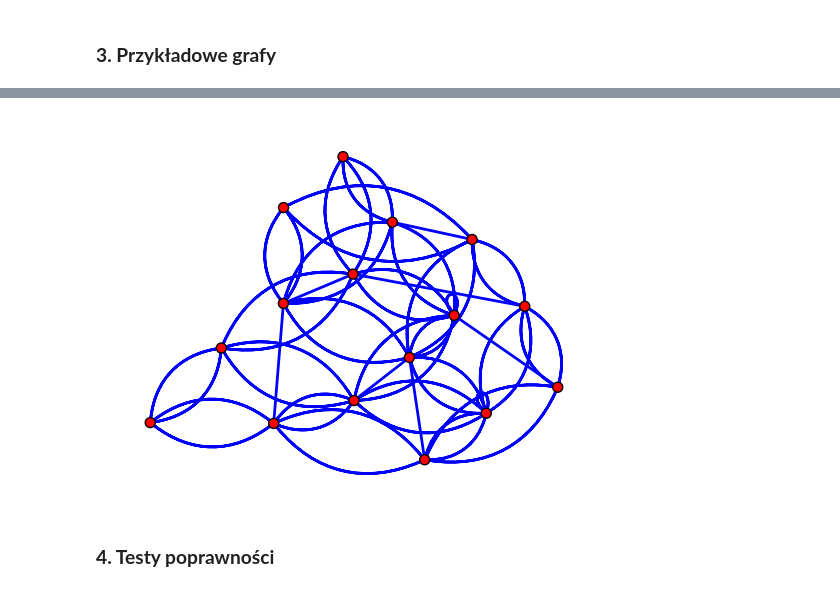
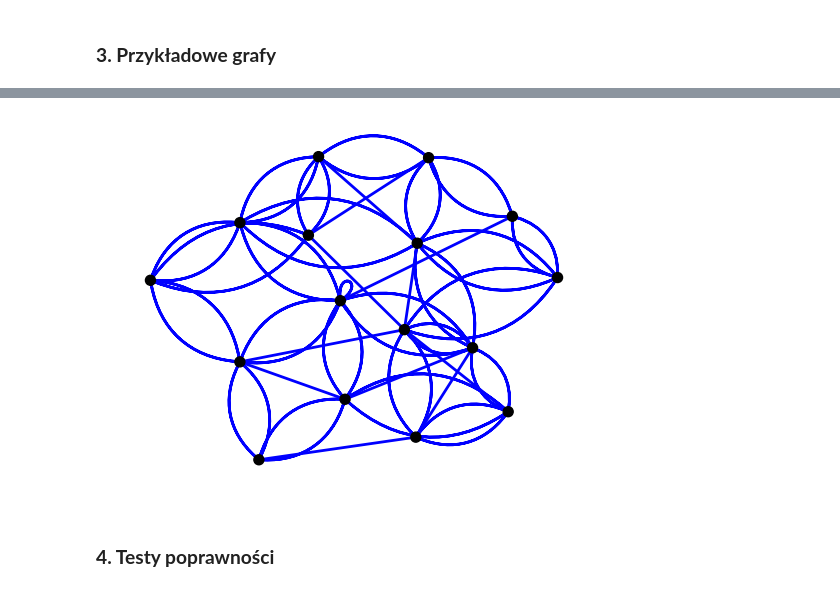
Before and after one commit to mhytrek/MOWNIT, a Jupyter notebook: lab2.ipynb, the cells around one changed output, grey strips where cells are left out. Saved outputs shown, nothing was run; the diff lists cells and outputs as text; code cells hidden in the pictures.

```diff
--- a/lab2.ipynb
+++ b/lab2.ipynb
@@ -225,7 +245,6 @@ print(check_factorization([[4,3],[6,3]], [[4,3], [1.5, -1.5]]))
 # %%
 #Testy
-tests = [test_matrix_int(50, True) for _ in range(10)]
-
+tests = [test_matrix_int(500, True) for _ in range(10)]
 
 index = 0
 for m in tests:
@@ -305,14 +329,12 @@ def read_from_file(name):
-# %%
-g, e, m, dic = read_from_file("test1")
-n = len(g)
 # %% [markdown]
 ### **2. Wizualizacja grafów**
 # %%
-def visualize_graph(n, edges, resistances=None):
+def visualize_graph(n, edges, resistances=None, s=-1, t=-1):
+    vertexes = ["black" if i not in [s,t] else "red" for i in range(n)]
     g = ig.Graph(n = n, edges = edges)
     layout = g.layout("kk")
     fig, ax = plt.subplots()
-    ig.plot(g, vertex_size=10, target=ax, edge_label=resistances, layout = layout, edge_align_label = True, edge_color="blue")
+    ig.plot(g, vertex_size=10, vertex_color = vertexes, target=ax, edge_label=resistances, layout = layout, edge_color="blue")
 # %%
 def edge_color(intensivity, max_intensivity):
     i = intensivity/(max_intensivity)
@@ -352,13 +368,14 @@ seed = 20
 global max_R
 max_R = 30
 # %%
-def read_graph(n,nx_graph):
+def read_graph(n,nx_graph, rep=False):
     graph = [[] for _ in range(n)]
     edges = []
     dic = {}
     index = 0
     vertex = 0
     vertexes = {}
+    resistances = []
 
     for line in nx.generate_edgelist(nx_graph, " " ):
         R = random.randint(1, max_R)
@@ -384,14 +401,17 @@ def read_graph(n,nx_graph):
             line = line.split(" ")[0:2]
             v1, v2 = map(int,line)
 
+
         if v1 >= v2:
+            if rep:
+                continue
             v1, v2 = v2, v1
-
+        resistances.append(R)
         graph[v1].append((v2, R, -1, index)) # wierzchołek, opór, przepływ prądu ( 1 wplywa, -1 wyplywa)
         graph[v2].append((v1, R, 1, index))
         edges.append([v1, v2])
         dic[(v1,v2)] = [index, R]
         index += 1
 
-    return graph, edges, index, dic
+    return graph, edges, index, dic, resistances
 # %%
@@ -434,9 +453,9 @@ def small_world_graph(v):
     g = nx.navigable_small_world_graph(v, 1, 1)
     return g
 # %%
-visualize_graph(16,read_graph(16,small_world_graph(4))[1])
+visualize_graph(8,read_graph(16,small_world_graph(4))[1])
 # %% [output]
-[figure, old version]
+[figure, new version]
 # %% [markdown]
 ### **4. Testy poprawności**
 # %%
```
Also changed, not shown: parts of 35 cells of this notebook.
